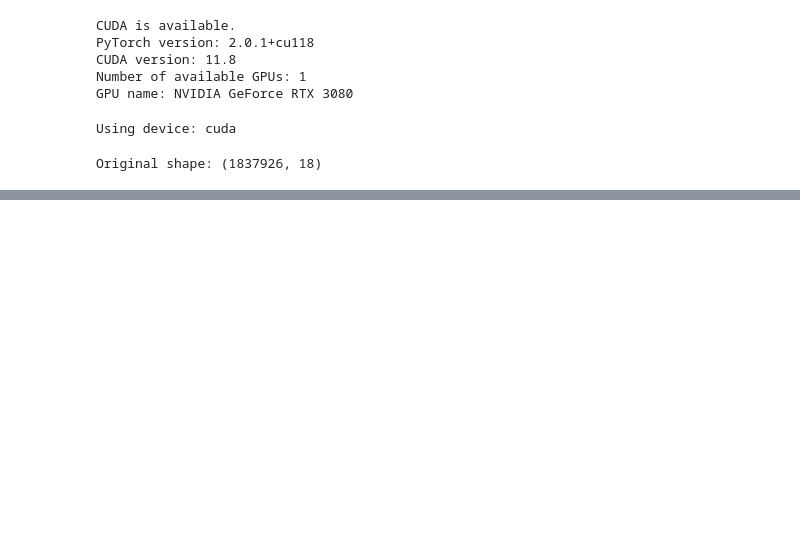
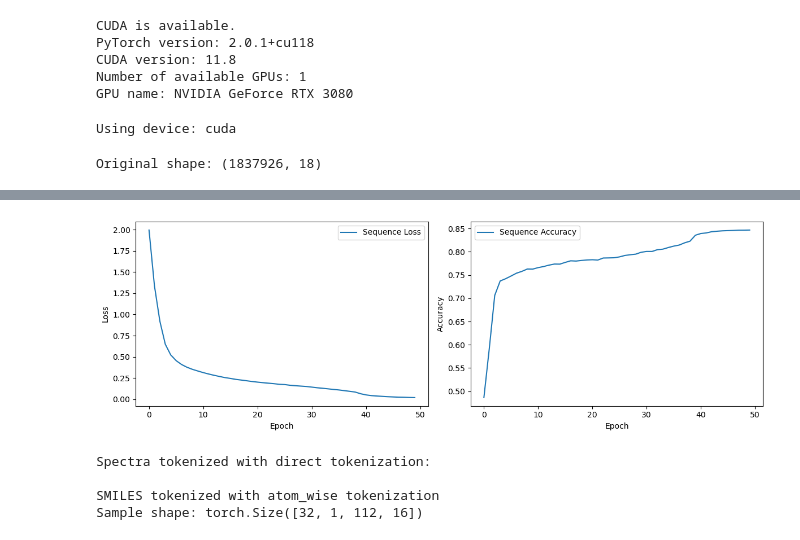
Before and after one commit to Kyle-OD/MS-FTIR-Transfer, a Jupyter notebook: ms_transformer_seq2seq.ipynb, the cells around one changed output, grey strips where cells are left out. Drawn from its saved outputs; the diff is of its cells as text; code cells hidden in the pictures; blank space fills up the shorter version.

```diff
--- a/ms_transformer_seq2seq.ipynb
+++ b/ms_transformer_seq2seq.ipynb
@@ -51,8 +58,7 @@ print(f"\nSpectra tokenized with {method} tokenization:")
 print(f"\nSMILES tokenized with {'character'} tokenization")
 smiles_vocab = smiles_vocabs['character']
 
-train_loader, test_loader = load_tokenized_data_with_smiles(X_train, y_train,
-                                                            X_test, y_test,
+train_loader, test_loader = load_tokenized_data_with_smiles(df, df,
                                                             method,
                                                             smiles_vocab,
                                                             max_mz=max_mz)
@@ -66,0 +78,11 @@ embed_depth = sample_batch.shape[3]
+# %%
+model = MS_VIT_Seq2Seq(
+    smiles_vocab_size=len(smiles_vocab),
+    embed_depth=embed_depth,
+    d_model=64,           # Reduced from 256
+    nhead=4,              # Reduced from 8
+    num_layers=2,         # Reduced from 6
+    dim_feedforward=256,  # Reduced from 2048
+    dropout=0.1,
+    num_classes=None
+)
@@ -66,0 +107,10 @@ embed_depth = sample_batch.shape[3]
+# %%
+optimizer = optim.Adam(model.parameters(), lr=0.0001)
+criterion_cls = nn.CrossEntropyLoss()
+criterion_seq = nn.CrossEntropyLoss(ignore_index=smiles_vocab['<pad>'])
+
+model, history = train_model_seq2seq(model, train_loader, test_loader,
+                                     optimizer, criterion_seq,
+                                     num_epochs=50, evaluate=True, verbose=1,
+                                     checkpoint_path="./model_checkpoints/",
+                                     meta_tag=(method+"_character"))
@@ -66,0 +139,45 @@ embed_depth = sample_batch.shape[3]
+# %%
+# Visualize training history
+import matplotlib.pyplot as plt
+
+plt.figure(figsize=(12, 4))
+plt.subplot(1, 2, 1)
+plt.plot(history['seq_loss'].values(), label='Sequence Loss')
+plt.xlabel('Epoch')
+plt.ylabel('Loss')
+plt.legend()
+
+plt.subplot(1, 2, 2)
+plt.plot(history['seq_accuracy'].values(), label='Sequence Accuracy')
+plt.xlabel('Epoch')
+plt.ylabel('Accuracy')
+plt.legend()
+
+plt.tight_layout()
+plt.show()
+# %% [output]
+[figure, added]
+# %%
+results = {}
+print(f"\nSpectra tokenized with {method} tokenization:")
+print(f"\nSMILES tokenized with {'atom_wise'} tokenization")
+smiles_vocab = smiles_vocabs['atom_wise']
+
+train_loader, test_loader = load_tokenized_data_with_smiles(df, df,
+                                                            method,
+                                                            smiles_vocab,
+                                                            max_mz=max_mz)
+
+#num_classes = len(label_encoder.classes_)
+smiles_vocab_size = len(smiles_vocab)
+
+# sample batch used for input dimensions
+sample_batch, target_batch = next(iter(train_loader))
+print("Spectra shape:", sample_batch.shape)
+print("SMILES shape:", target_batch.shape)
+embed_depth = sample_batch.shape[3]
+# %% [output]
+Spectra tokenized with direct tokenization:
+
+SMILES tokenized with atom_wise tokenization
+Sample shape: torch.Size([32, 1, 112, 16])
```
Also changed, not shown: parts of 15 cells of this notebook, 4 other files.
